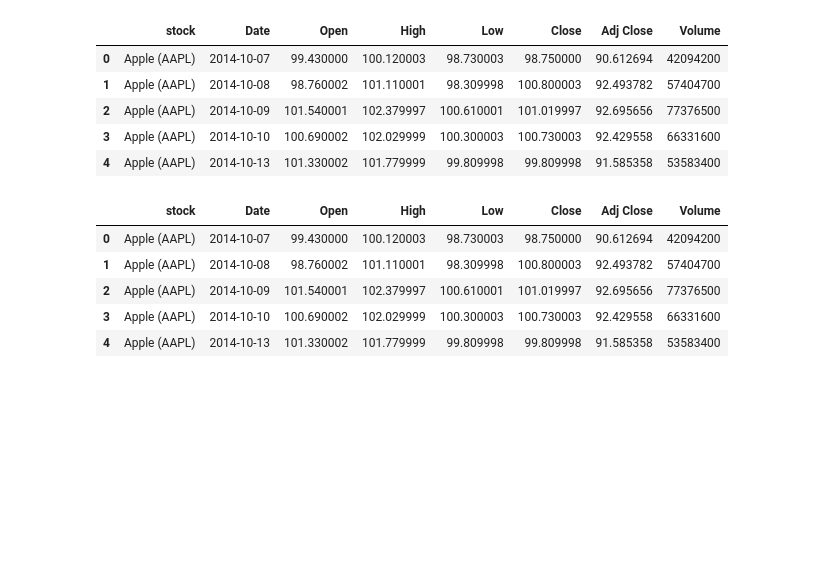
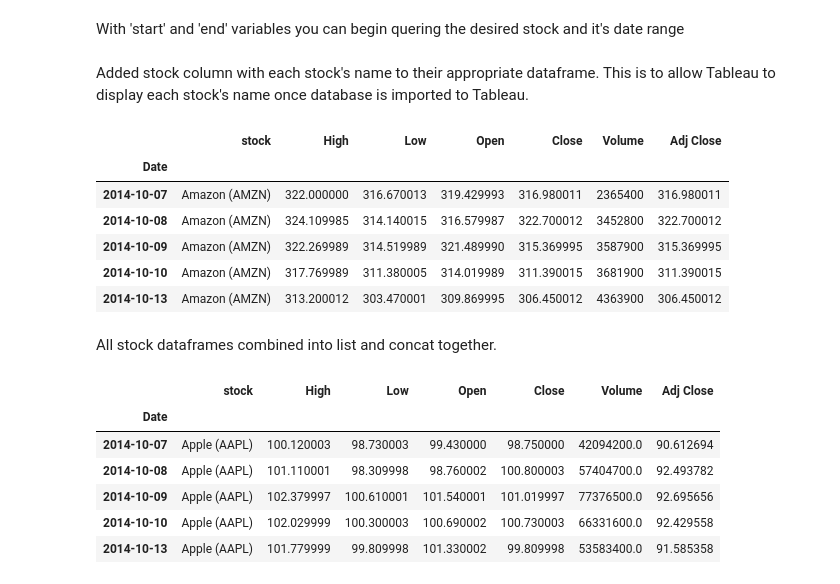
Before and after one commit to puglord88/stock_predictor, a Jupyter notebook: project_stocks.ipynb, the cells around one changed output. Drawn from its saved outputs; the diff is of its cells as text; code cells hidden in the pictures; blank space fills up the shorter version.

```diff
--- a/project_stocks.ipynb
+++ b/project_stocks.ipynb
@@ -56,3 +7,31 @@ dtype: object
+# %%
+start = dt.datetime(2014,10,7)
+end = dt.datetime(2019, 10, 7)
+# %% [markdown]
+With 'start' and 'end' variables you can begin quering the desired stock and it's date range
+# %%
+tsla = web.DataReader('TSLA', 'yahoo', start, end)
+abc = web.DataReader('ABC', 'yahoo', start, end)
+aapl = web.DataReader('AAPL', 'yahoo', start, end)
+amzn = web.DataReader('AMZN', 'yahoo', start, end)
+cvs = web.DataReader('CVS', 'yahoo', start, end)
+fb = web.DataReader('FB', 'yahoo', start, end)
+mck = web.DataReader('MCK', 'yahoo', start, end)
+msft = web.DataReader('MSFT', 'yahoo', start, end)
+nflx = web.DataReader('NFLX', 'yahoo', start, end)
+t = web.DataReader('TS', 'yahoo', start, end)
+unh = web.DataReader('UNH', 'yahoo', start, end)
+wmt = web.DataReader('WMT', 'yahoo', start, end)
+xom = web.DataReader('XOM', 'yahoo', start, end)
+ci = web.DataReader('CI', 'yahoo', start, end)
+goog = web.DataReader('GOOG', 'yahoo', start, end)
+ba = web.DataReader('BA', 'yahoo', start, end)
+cnc = web.DataReader('CNC', 'yahoo', start, end)
+pfe = web.DataReader('PFE', 'yahoo', start, end)
+hum = web.DataReader('HUM', 'yahoo', start, end)
+brk_b = web.DataReader('BRK-B', 'yahoo', start, end)
+# %% [markdown]
+Added stock column with each stock's name to their appropriate dataframe. This is to allow Tableau to display each stock's name once database is imported to Tableau.
 # %%
 aapl['stock']='Apple (AAPL)'
 abc['stock']='AmerisourceBergen (ABC)'
@@ -96,14 +75,17 @@ cnc = cnc[['stock'] + cnc.columns[:-1].tolist()]
 pfe = pfe[['stock'] + pfe.columns[:-1].tolist()]
 hum = hum[['stock'] + hum.columns[:-1].tolist()]
 # %%
-aapl.head()
+amzn.head()
 # %% [output]
-|  | stock | Date | Open | High | Low | Close | Adj Close | Volume |
-| 0 | Apple (AAPL) | 2014-10-07 | 99.430000 | 100.120003 | 98.730003 | 98.750000 | 90.612694 | 42094200 |
-| 1 | Apple (AAPL) | 2014-10-08 | 98.760002 | 101.110001 | 98.309998 | 100.800003 | 92.493782 | 57404700 |
-| 2 | Apple (AAPL) | 2014-10-09 | 101.540001 | 102.379997 | 100.610001 | 101.019997 | 92.695656 | 77376500 |
-| 3 | Apple (AAPL) | 2014-10-10 | 100.690002 | 102.029999 | 100.300003 | 100.730003 | 92.429558 | 66331600 |
-| 4 | Apple (AAPL) | 2014-10-13 | 101.330002 | 101.779999 | 99.809998 | 99.809998 | 91.585358 | 53583400 |
+|  | stock | High | Low | Open | Close | Volume | Adj Close |
+| Date |  |  |  |  |  |  |  |
+| 2014-10-07 | Amazon (AMZN) | 322.000000 | 316.670013 | 319.429993 | 316.980011 | 2365400 | 316.980011 |
+| 2014-10-08 | Amazon (AMZN) | 324.109985 | 314.140015 | 316.579987 | 322.700012 | 3452800 | 322.700012 |
+| 2014-10-09 | Amazon (AMZN) | 322.269989 | 314.519989 | 321.489990 | 315.369995 | 3587900 | 315.369995 |
+| 2014-10-10 | Amazon (AMZN) | 317.769989 | 311.380005 | 314.019989 | 311.390015 | 3681900 | 311.390015 |
+| 2014-10-13 | Amazon (AMZN) | 313.200012 | 303.470001 | 309.869995 | 306.450012 | 4363900 | 306.450012 |
+# %% [markdown]
+All stock dataframes combined into list and concat together.
 # %%
 stock_frames=[aapl, abc, amzn, brk_b, cvs, fb, mck, msft, nflx, t, tsla, unh, wmt, xom, ci, goog, ba, cnc, pfe, hum]
 # %%
@@ -111,9 +93,10 @@ combo_frames = pd.concat(stock_frames)
 # %%
 combo_frames.head()
 # %% [output]
-|  | stock | Date | Open | High | Low | Close | Adj Close | Volume |
-| 0 | Apple (AAPL) | 2014-10-07 | 99.430000 | 100.120003 | 98.730003 | 98.750000 | 90.612694 | 42094200 |
-| 1 | Apple (AAPL) | 2014-10-08 | 98.760002 | 101.110001 | 98.309998 | 100.800003 | 92.493782 | 57404700 |
-| 2 | Apple (AAPL) | 2014-10-09 | 101.540001 | 102.379997 | 100.610001 | 101.019997 | 92.695656 | 77376500 |
-| 3 | Apple (AAPL) | 2014-10-10 | 100.690002 | 102.029999 | 100.300003 | 100.730003 | 92.429558 | 66331600 |
-| 4 | Apple (AAPL) | 2014-10-13 | 101.330002 | 101.779999 | 99.809998 | 99.809998 | 91.585358 | 53583400 |
+|  | stock | High | Low | Open | Close | Volume | Adj Close |
+| Date |  |  |  |  |  |  |  |
+| 2014-10-07 | Apple (AAPL) | 100.120003 | 98.730003 | 99.430000 | 98.750000 | 42094200.0 | 90.612694 |
+| 2014-10-08 | Apple (AAPL) | 101.110001 | 98.309998 | 98.760002 | 100.800003 | 57404700.0 | 92.493782 |
+| 2014-10-09 | Apple (AAPL) | 102.379997 | 100.610001 | 101.540001 | 101.019997 | 77376500.0 | 92.695656 |
+| 2014-10-10 | Apple (AAPL) | 102.029999 | 100.300003 | 100.690002 | 100.730003 | 66331600.0 | 92.429558 |
+| 2014-10-13 | Apple (AAPL) | 101.779999 | 99.809998 | 101.330002 | 99.809998 | 53583400.0 | 91.585358 |
```
Also changed, not shown: parts of 7 cells of this notebook, 21 other files.
